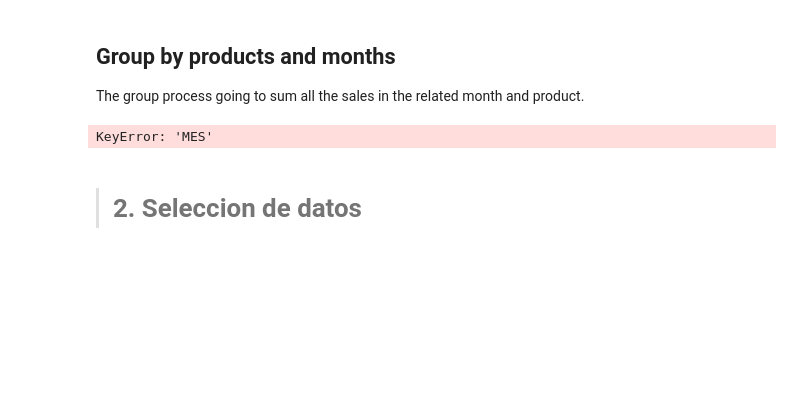
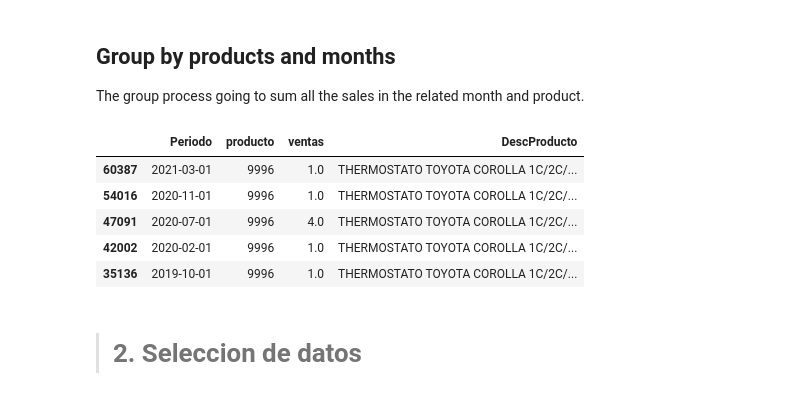
Before and after one commit to DavidCastilloAlvarado/timeseries_optimization, a Jupyter notebook: study_autos/preprocesamiento.ipynb, the cells around one changed output. Cells and saved outputs as stored; diff of their text form; code cells hidden in the pictures; blank space fills up the shorter version.

```diff
--- a/study_autos/preprocesamiento.ipynb
+++ b/study_autos/preprocesamiento.ipynb
@@ -125,12 +127,17 @@ The group process going to sum all the sales in the related month and product.
 # %%
 # Agrupas datos según mes, año y producto
 dfagg = df.groupby(['Periodo', 'producto'])
 dfagg = dfagg.agg({'ventas': 'sum', 'DescProducto':'first'})
 dfagg = dfagg.reset_index()
-dfagg = dfagg.sort_values(by=['producto', 'AÑO', 'MES'], ascending=False)
+dfagg = dfagg.sort_values(by=['producto', 'Periodo'], ascending=False)
 dfagg.head()
 # %% [output]
-KeyError: 'MES'
+|  | Periodo | producto | ventas | DescProducto |
+| 60387 | 2021-03-01 | 9996 | 1.0 | THERMOSTATO TOYOTA COROLLA 1C/2C/... |
+| 54016 | 2020-11-01 | 9996 | 1.0 | THERMOSTATO TOYOTA COROLLA 1C/2C/... |
+| 47091 | 2020-07-01 | 9996 | 4.0 | THERMOSTATO TOYOTA COROLLA 1C/2C/... |
+| 42002 | 2020-02-01 | 9996 | 1.0 | THERMOSTATO TOYOTA COROLLA 1C/2C/... |
+| 35136 | 2019-10-01 | 9996 | 1.0 | THERMOSTATO TOYOTA COROLLA 1C/2C/... |
 # %%
 # seleccionando productos que se encuentran al menos en el año 2021
 ## de esta manera se podrán realizar predicciones en el futuro.
```
Also changed, not shown: parts of 13 cells of this notebook, 1 other file.
